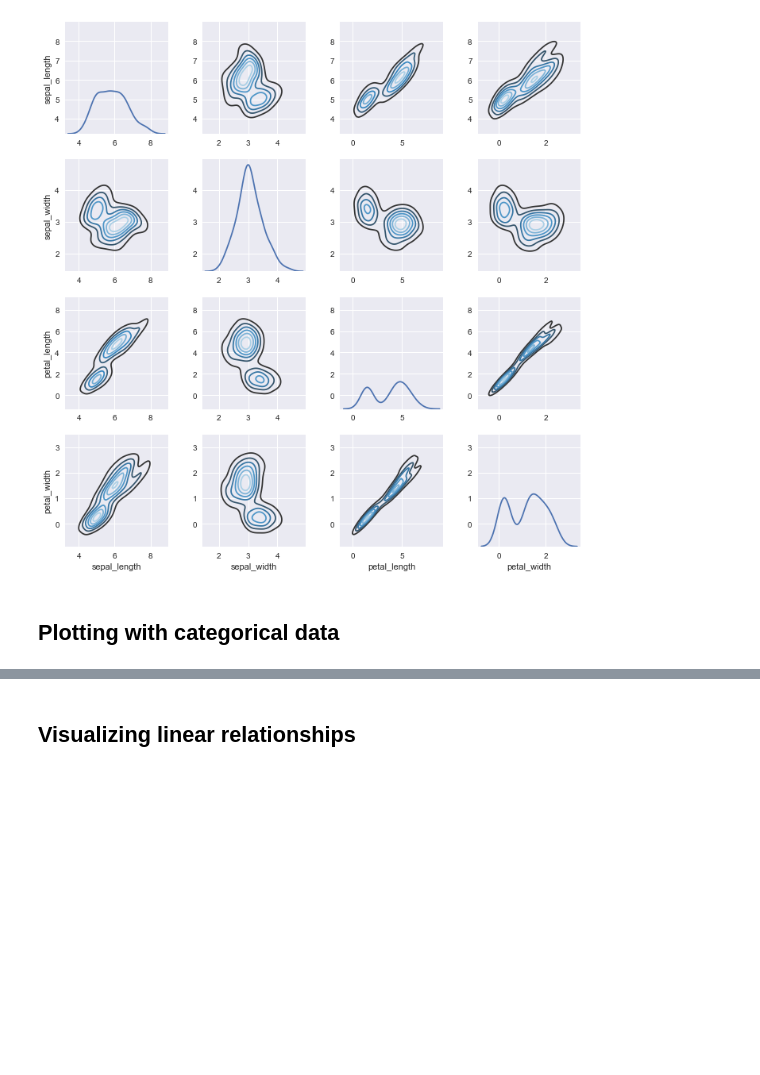
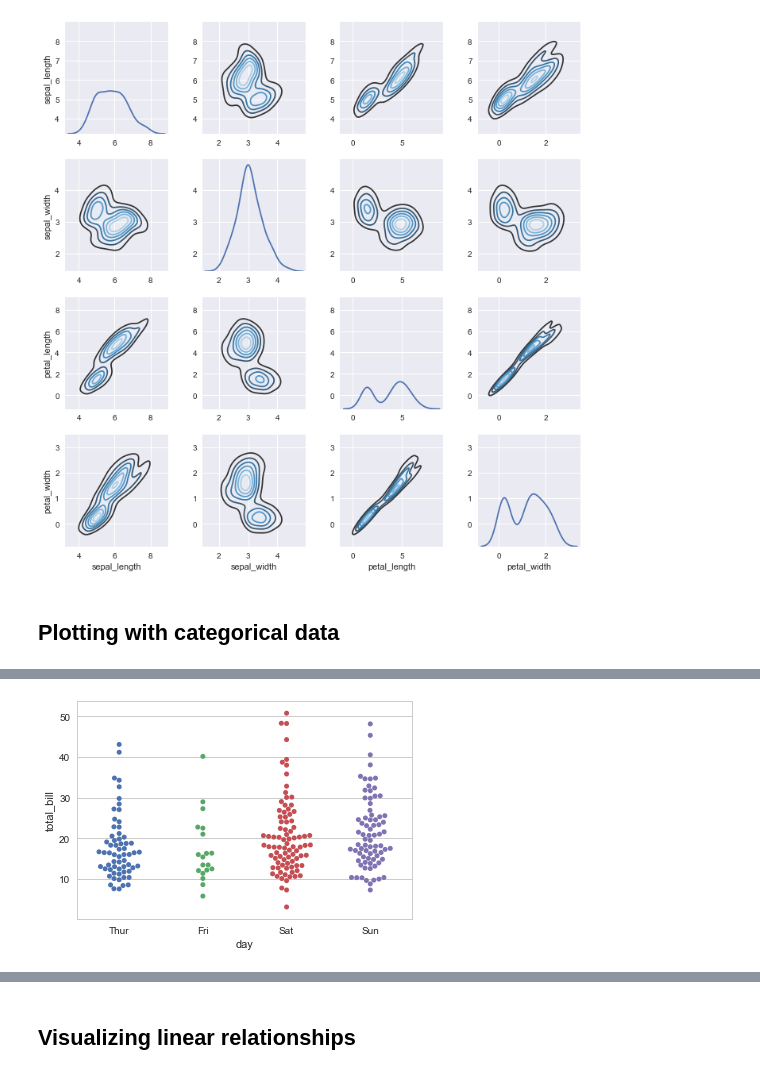
Before and after one commit to 1dhiman/Data-Science-with-Python, a Jupyter notebook: Pkg_Seaborn.ipynb, the cells around one changed output, grey strips where cells are left out. Saved outputs shown, nothing was run; the diff lists cells and outputs as text; code cells hidden in the pictures; blank space fills up the shorter version.

```diff
--- a/Pkg_Seaborn.ipynb
+++ b/Pkg_Seaborn.ipynb
@@ -399,0 +425,4 @@ g.map_offdiag(sns.kdeplot, cmap="Blues_d", n_levels=6);
+# %%
+sns.swarmplot(x="day", y="total_bill", data=tips);
+# %% [output]
+[figure, added]
```
Also changed, not shown: parts of 26 cells of this notebook.
